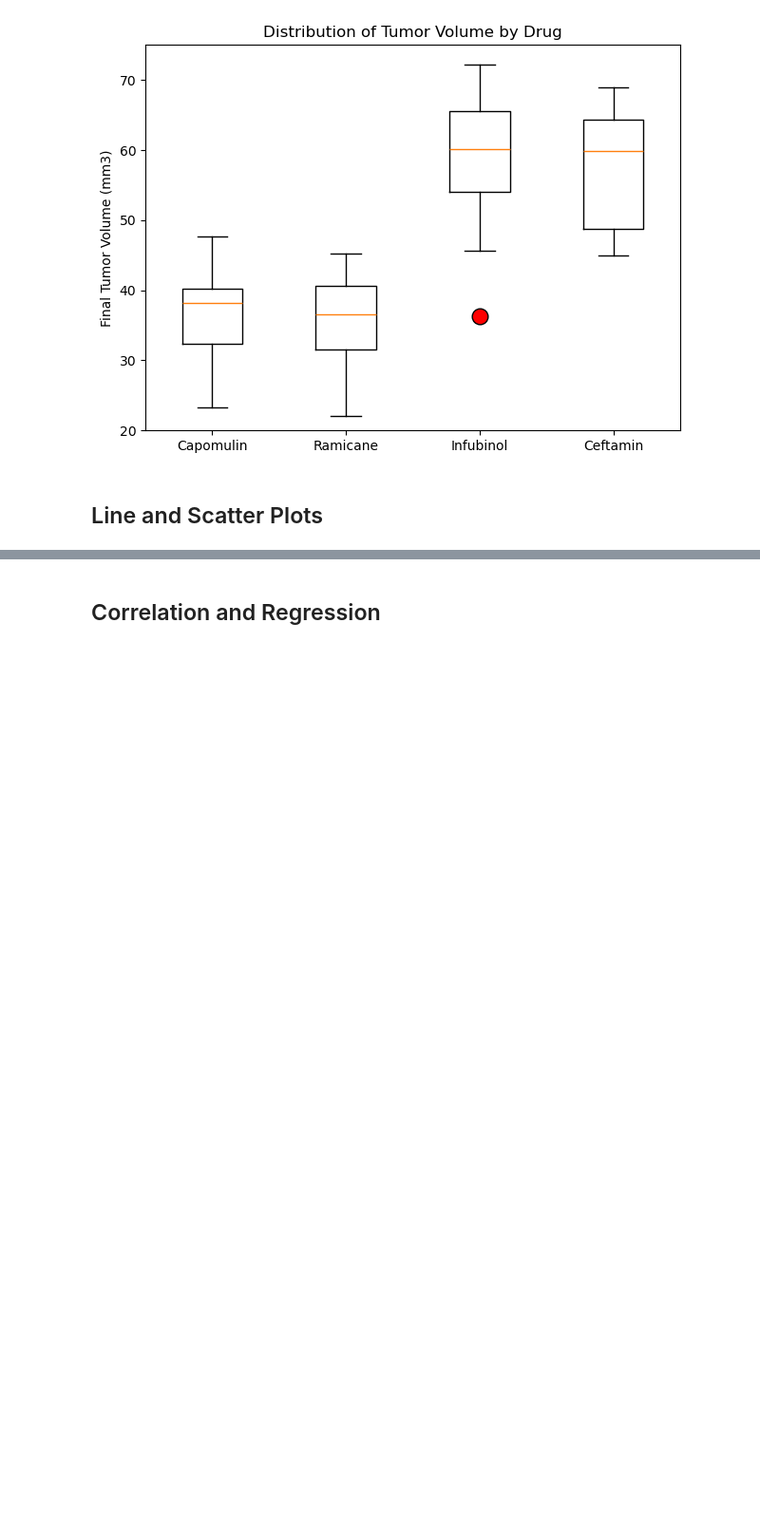
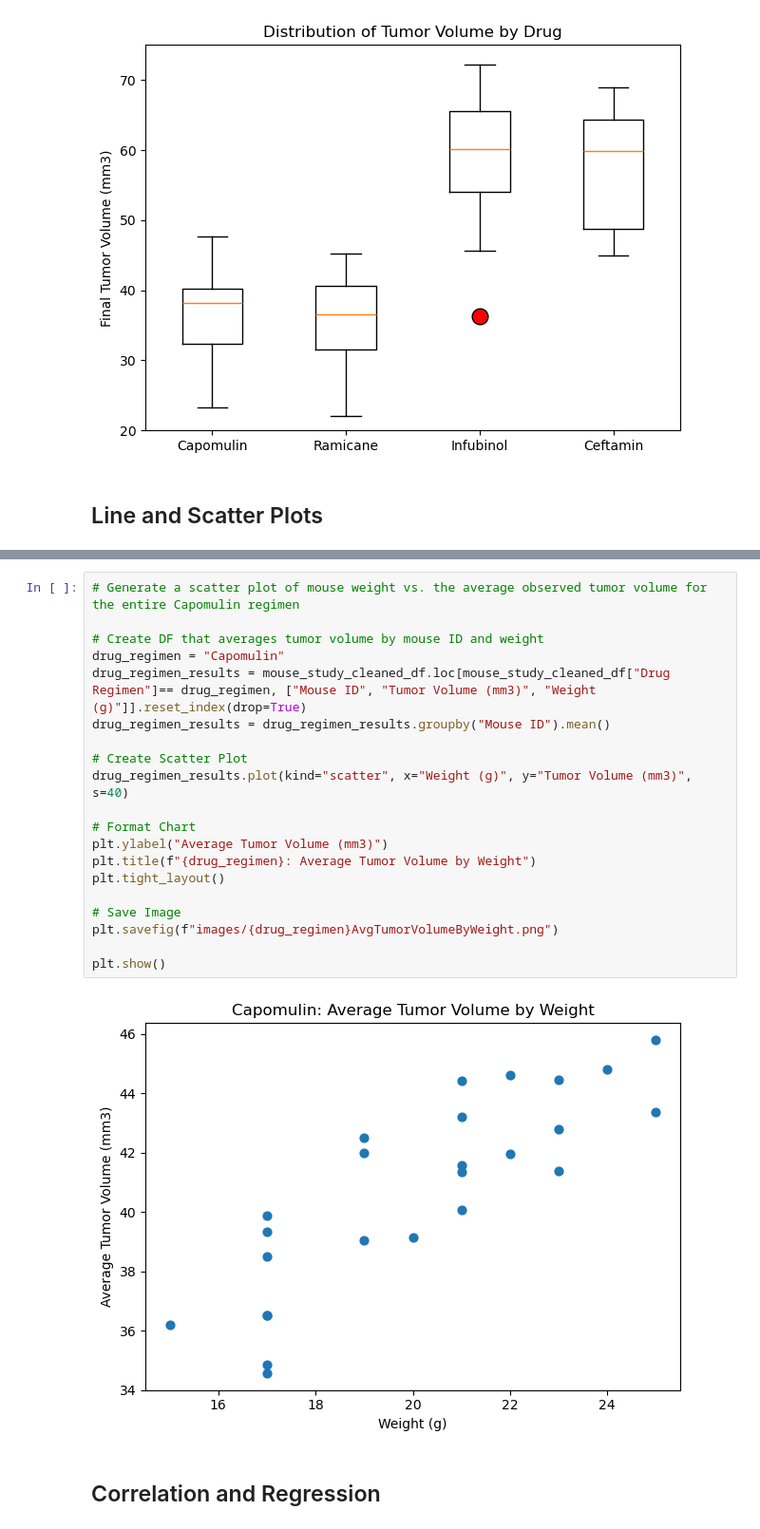
Before and after one commit to byTravis/Module5_Visualization-Challenge, a Jupyter notebook: pymaceuticals_TravisCook.ipynb, the cells around one changed output, grey strips where cells are left out. Shown: that part at 95% size. Cells and saved outputs as stored; diff of their text form; blank space fills up the shorter version.

```diff
--- a/pymaceuticals_TravisCook.ipynb
+++ b/pymaceuticals_TravisCook.ipynb
@@ -364,2 +359,24 @@ plt.show()
+# %%
+# Generate a scatter plot of mouse weight vs. the average observed tumor volume for the entire Capomulin regimen
+
+# Create DF that averages tumor volume by mouse ID and weight
+drug_regimen = "Capomulin"
+drug_regimen_results = mouse_study_cleaned_df.loc[mouse_study_cleaned_df["Drug Regimen"]== drug_regimen, ["Mouse ID", "Tumor Volume (mm3)", "Weight (g)"]].reset_index(drop=True)
+drug_regimen_results = drug_regimen_results.groupby("Mouse ID").mean()
+
+# Create Scatter Plot
+drug_regimen_results.plot(kind="scatter", x="Weight (g)", y="Tumor Volume (mm3)", s=40)
+
+# Format Chart
+plt.ylabel("Average Tumor Volume (mm3)")
+plt.title(f"{drug_regimen}: Average Tumor Volume by Weight")
+plt.tight_layout()
+
+# Save Image
+plt.savefig(f"images/{drug_regimen}AvgTumorVolumeByWeight.png")
+
+plt.show()
+# %% [output]
+[figure, added]
 # %% [markdown]
 ## Correlation and Regression
```
Also changed, not shown: parts of 6 cells of this notebook, 3 other files.
